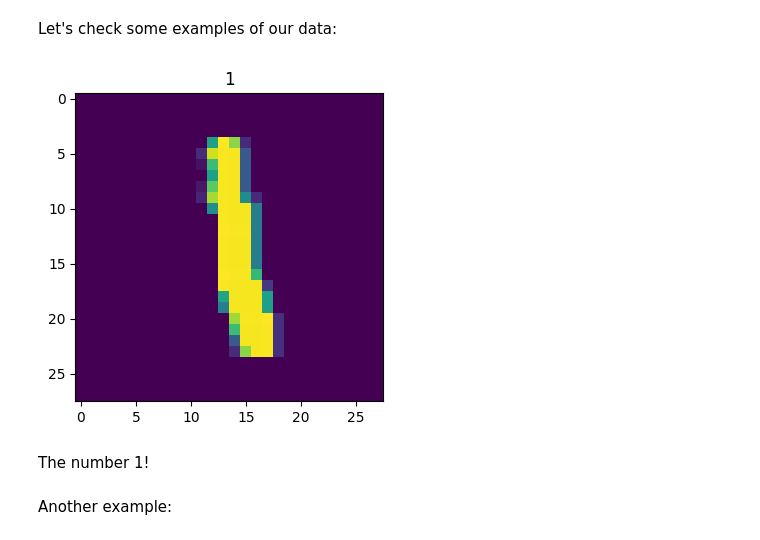
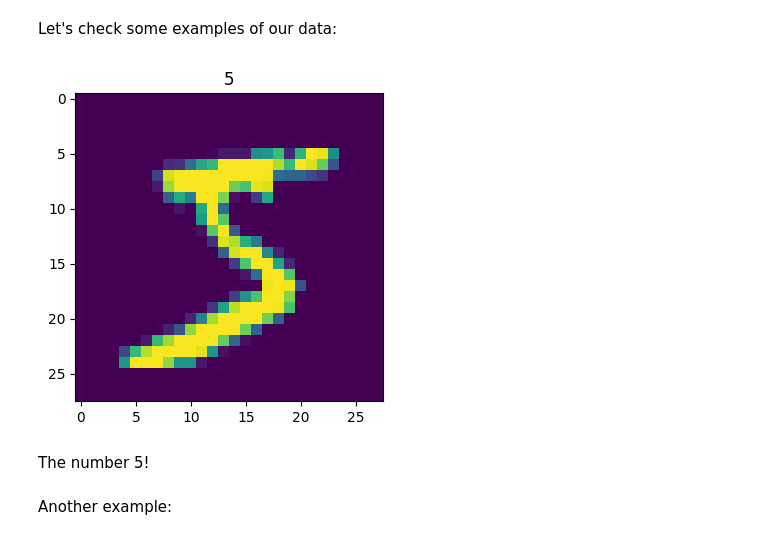
Before and after one commit to DareData/lp-pytorch-fundamentals, a Jupyter notebook: 04_computer_vision/01. Computer Vision.ipynb, the cells around one changed output. Drawn from its saved outputs; the diff is of its cells as text; code cells hidden in the pictures.

```diff
--- a/04_computer_vision/01. Computer Vision.ipynb
+++ b/04_computer_vision/01. Computer Vision.ipynb
@@ -74,16 +80,16 @@ torch.Size([1, 28, 28])
 # %% [markdown]
 Let's check some examples of our data:
 # %%
-image, label = train_dataset[6]
+image, label = train_dataset[0]
 image = np.transpose(image, (1, 2, 0))
 
 plt.figure(figsize=(4, 4))
 plt.imshow(image)
 plt.title(label);
 # %% [output]
-[figure, old version]
+[figure, new version]
 # %% [markdown]
-The number 1!
+The number 5!
 # %% [markdown]
 Another example:
 # %%
```
Also changed, not shown: parts of 22 cells of this notebook.
